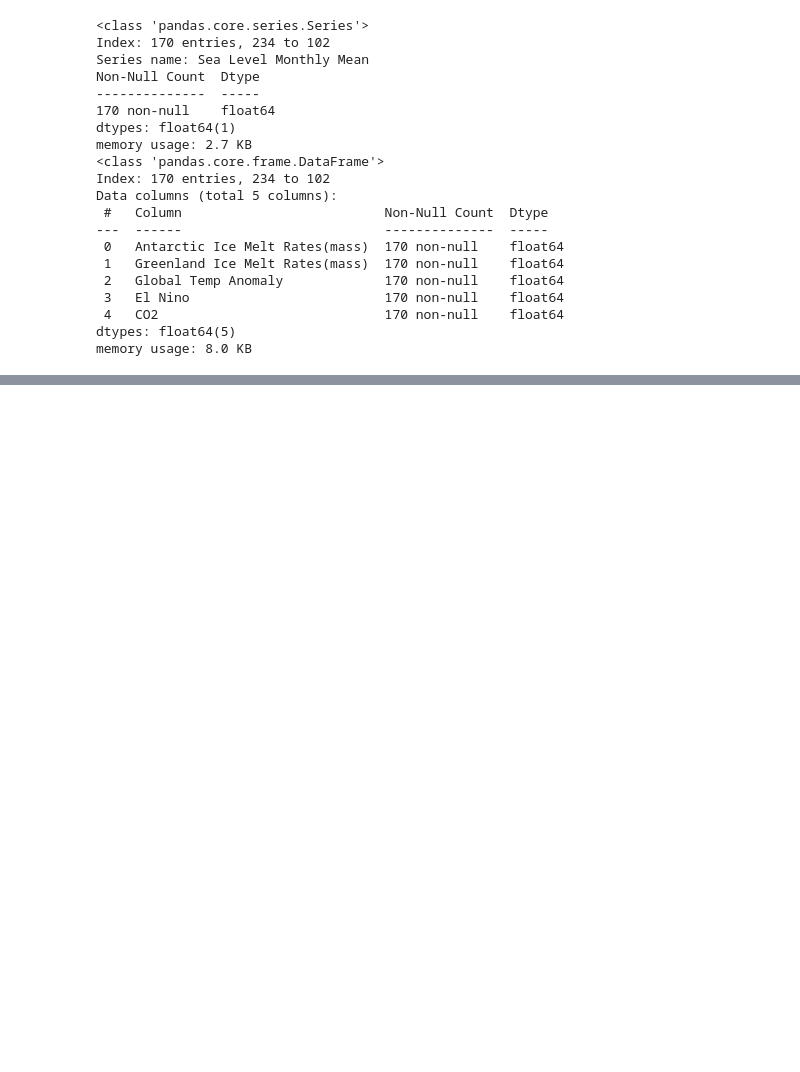
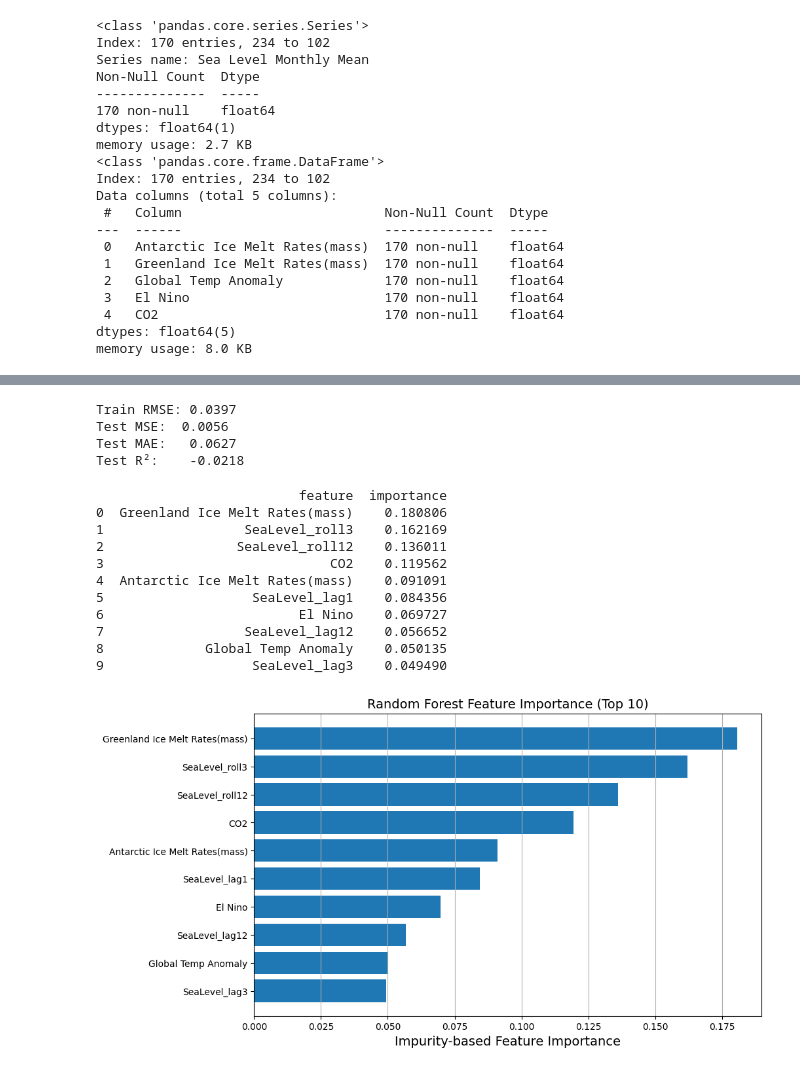
Before and after one commit to ellenyifang2011/sea_level, a Jupyter notebook: src/rf_hyperparameter.ipynb, the cells around one changed output, grey strips where cells are left out. Cells and saved outputs as stored; diff of their text form; code cells hidden in the pictures; blank space fills up the shorter version.

```diff
--- a/src/rf_hyperparameter.ipynb
+++ b/src/rf_hyperparameter.ipynb
@@ -262,0 +348,64 @@ memory usage: 8.0 KB
+# %%
+from sklearn.metrics import mean_absolute_error, mean_squared_error, r2_score
+
+best_model = search.best_estimator_
+
+y_train_pred = best_model.predict(X_train)
+y_test_pred  = best_model.predict(X_test)
+
+train_rmse = np.sqrt(mean_squared_error(y_train, y_train_pred))
+test_mse  = mean_squared_error(y_test, y_test_pred)
+mae = mean_absolute_error(y_test, y_test_pred)
+r2  = r2_score(y_test, y_test_pred)
+
+print(f"Train RMSE: {train_rmse:.4f}")
+print(f"Test MSE:  {test_mse:.4f}")
+print(f"Test MAE:   {mae:.4f}")
+print(f"Test R²:    {r2:.4f}")
+# %% [output]
+Train RMSE: 0.0397
+Test MSE:  0.0056
+Test MAE:   0.0627
+Test R²:    -0.0218
+# %%
+import pandas as pd
+import matplotlib.pyplot as plt
+
+# 1) Grab the fitted Random Forest from the Pipeline
+rf = best_model.named_steps["rf"]
+
+# 2) Feature names (columns)
+feature_names = X_train.columns
+
+# 3) Impurity-based (aka "Gini") importance
+importances = rf.feature_importances_
+
+imp_df = (
+    pd.DataFrame({"feature": feature_names, "importance": importances})
+      .sort_values("importance", ascending=False)
+      .reset_index(drop=True)
+)
+
+print(imp_df)
+
+# 4) Plot top features
+top_n = min(15, len(imp_df))
+plt.figure(figsize=(10, 6))
+plt.barh(imp_df.loc[:top_n-1, "feature"][::-1], imp_df.loc[:top_n-1, "importance"][::-1])
+plt.xlabel("Impurity-based Feature Importance")
+plt.title(f"Random Forest Feature Importance (Top {top_n})")
+plt.grid(True, axis="x")
+plt.show()
+# %% [output]
+                          feature  importance
+0  Greenland Ice Melt Rates(mass)    0.180806
+1                  SeaLevel_roll3    0.162169
+2                 SeaLevel_roll12    0.136011
+3                             CO2    0.119562
+4  Antarctic Ice Melt Rates(mass)    0.091091
+5                   SeaLevel_lag1    0.084356
+6                         El Nino    0.069727
+7                  SeaLevel_lag12    0.056652
+8             Global Temp Anomaly    0.050135
+9                   SeaLevel_lag3    0.049490
+[figure, added]
```
Also changed, not shown: parts of 12 cells of this notebook.
